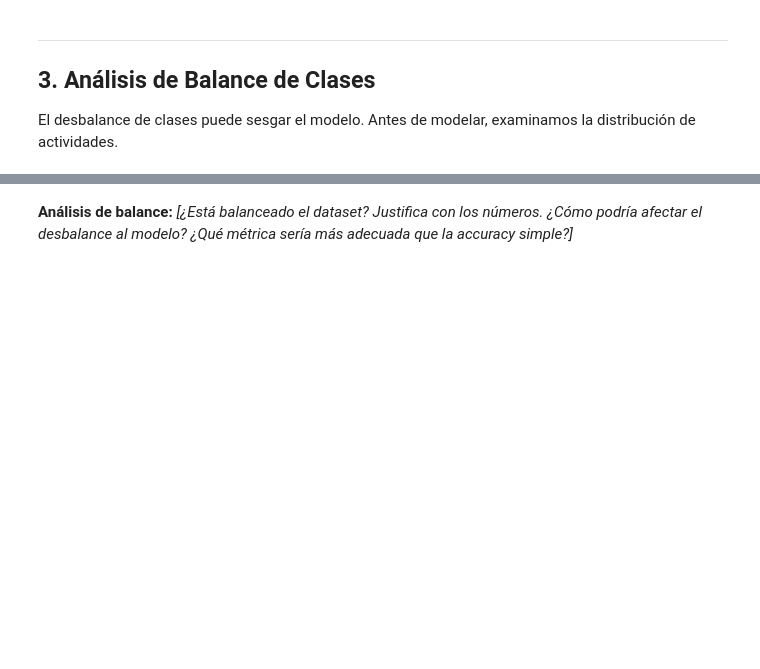
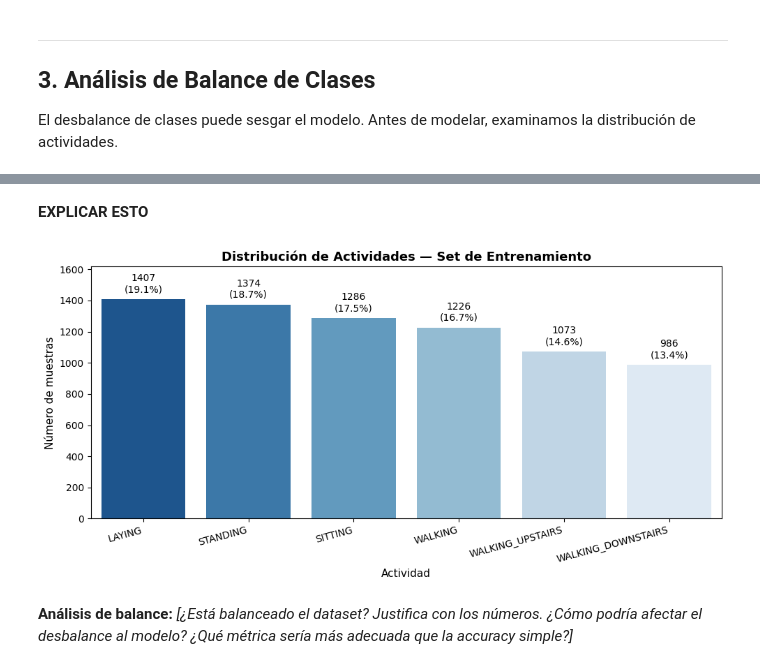
Before and after one commit to sctavo/HAR-ML, a Jupyter notebook: notebook_fase1_grupo05.ipynb, the cells around one changed output, grey strips where cells are left out. Cells and saved outputs as stored; diff of their text form; code cells hidden in the pictures; blank space fills up the shorter version.

Commit message:
TODO9-18
se agregan las imagenes que se generaron en base a celdas encargadas de construir y printear los gráficos para visualizar el dataset.

```diff
--- a/notebook_fase1_grupo05.ipynb
+++ b/notebook_fase1_grupo05.ipynb
@@ -215,5 +221,5 @@ Estadísticos descriptivos de X_train
 El desbalance de clases puede sesgar el modelo. Antes de modelar, examinamos la distribución de actividades.
 # %%
 # TODO 8: Contar muestras por clase en el set de entrenamiento
-class_counts = # ...
+class_counts = y_train_labels.value_counts()
 print(class_counts)
@@ -231,2 +235,40 @@ plt.show()
+# %% [markdown]
+**EXPLICAR ESTO**
+# %%
+# TODO 9: Graficar distribución de clases con conteo y porcentaje
+fig, ax = plt.subplots(figsize=(10, 5))
+
+# Calcular el total de muestras para los porcentajes
+total_samples = len(y_train_labels)
+
+# Crear el gráfico de barras a partir del conteo obtenido en el TODO 8
+sns.barplot(x=class_counts.index, y=class_counts.values, ax=ax, palette='Blues_r')
+
+# Agregar las etiquetas de conteo y porcentaje sobre cada barra
+for p in ax.patches:
+    height = p.get_height()
+    percentage = (height / total_samples) * 100
+    # Escribe el conteo y abajo el porcentaje entre paréntesis
+    ax.annotate(f'{int(height)}\n({percentage:.1f}%)',
+                (p.get_x() + p.get_width() / 2., height),
+                ha='center', va='bottom',
+                fontsize=10, color='black',
+                xytext=(0, 5), textcoords='offset points')
+
+ax.set_title('Distribución de Actividades — Set de Entrenamiento', fontsize=13, fontweight='bold')
+ax.set_xlabel('Actividad', fontsize=11)
+ax.set_ylabel('Número de muestras', fontsize=11)
+
+# Rotar las etiquetas del eje X para que no se traslapen y sean legibles
+ax.set_xticklabels(ax.get_xticklabels(), rotation=15, ha='right')
+
+# Ajustar límites del eje Y para dejar espacio a las etiquetas de texto superiores
+ax.set_ylim(0, max(class_counts.values) * 1.15)
+
+plt.tight_layout()
+plt.savefig('distribucion_clases.png', dpi=300) # Guarda el gráfico automáticamente
+plt.show()
+# %% [output]
+[figure, added]
 # %% [markdown]
 **Análisis de balance:** *[¿Está balanceado el dataset? Justifica con los números. ¿Cómo podría afectar el desbalance al modelo? ¿Qué métrica sería más adecuada que la accuracy simple?]*
```
Also changed, not shown: parts of 16 cells of this notebook, 5 other files.
